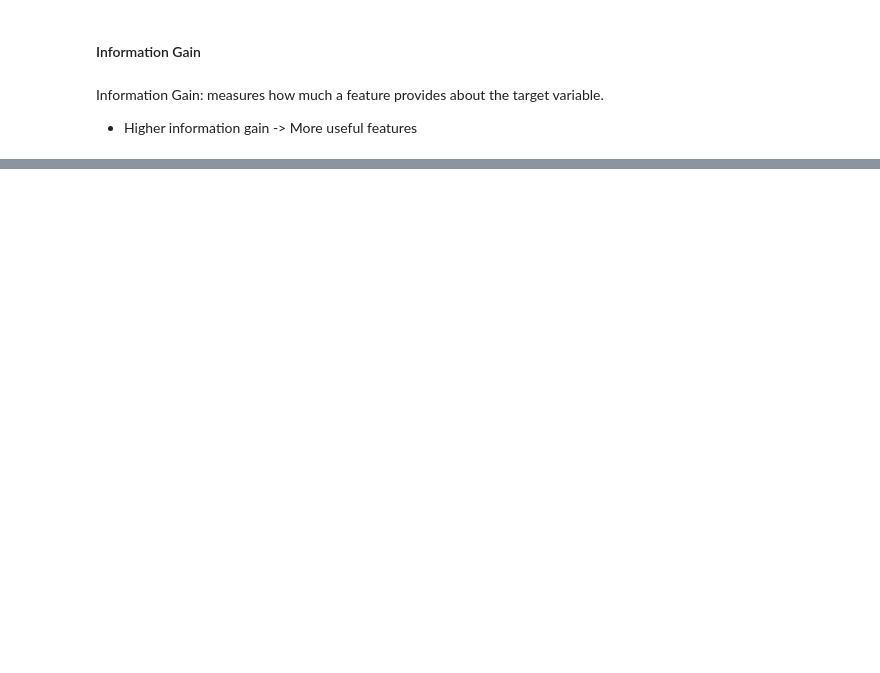
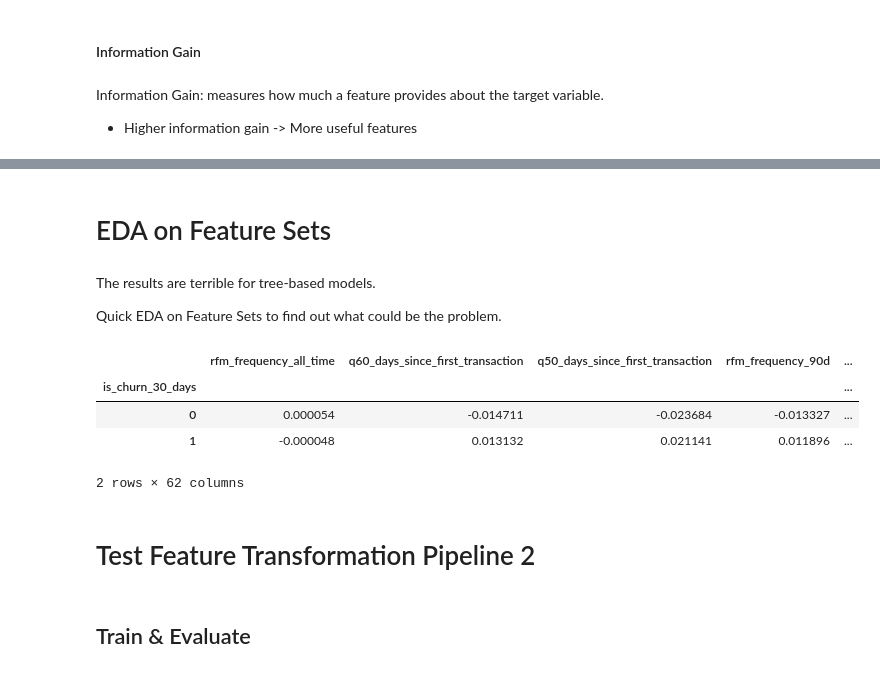
Before and after one commit to maithtruong/ai-customer-growth-retention, a Jupyter notebook: notebooks/02_churn_classification.ipynb, the cells around one changed output, grey strips where cells are left out. Cells and saved outputs as stored; diff of their text form; code cells hidden in the pictures; blank space fills up the shorter version.

```diff
--- a/notebooks/02_churn_classification.ipynb
+++ b/notebooks/02_churn_classification.ipynb
@@ -88,6 +959,9 @@ def check_nan_in_df_cols(df):
 load_dotenv()
 # %% [output]
 True
+# %%
+ARTIFACT_DIR = Path("../src/models/preprocessing")
+BASE_GOLD_DIR = Path("../data/gold")
 # %%
 SEED_CUSTOMERS=os.getenv("SEED_CUSTOMERS")
 SEED_TRANSACTIONS=os.getenv("SEED_TRANSACTIONS")
@@ -976,0 +2450,12 @@ Parameters: { "use_label_encoder" } are not used.
+# %%
+log_reg = LogisticRegression(
+    max_iter=1000,
+    solver="lbfgs",
+    n_jobs=-1
+)
+# %%
+dt = DecisionTreeClassifier(
+    max_depth=6,
+    min_samples_leaf=50,
+    random_state=42
+)
@@ -976,0 +2479,8 @@ Parameters: { "use_label_encoder" } are not used.
+# %%
+log_reg.fit(X_train, y_train)
+dt.fit(X_train, y_train)
+xgb_model.fit(
+    X_train, y_train,
+    eval_set=[(X_val, y_val)],
+    verbose=False
+)
@@ -976,0 +2530,23 @@ Parameters: { "use_label_encoder" } are not used.
+# %% [markdown]
+# EDA on Feature Sets
+# %% [markdown]
+The results are terrible for tree-based models.
+
+Quick EDA on Feature Sets to find out what could be the problem.
+# %%
+pd.merge(
+    X_train,
+    y_train,
+    on='customer_id',
+    how='inner'
+).groupby('is_churn_30_days').mean()
+# %% [output]
+|  | rfm_frequency_all_time | q60_days_since_first_transaction | q50_days_since_first_transaction | rfm_frequency_90d | ... |
+| is_churn_30_days |  |  |  |  | ... |
+| 0 | 0.000054 | -0.014711 | -0.023684 | -0.013327 | ... |
+| 1 | -0.000048 | 0.013132 | 0.021141 | 0.011896 | ... |
+2 rows × 62 columns
+# %% [markdown]
+# Test Feature Transformation Pipeline 2
+# %% [markdown]
+## Train & Evaluate
```
Also changed, not shown: parts of 132 cells of this notebook, 10 other files.
